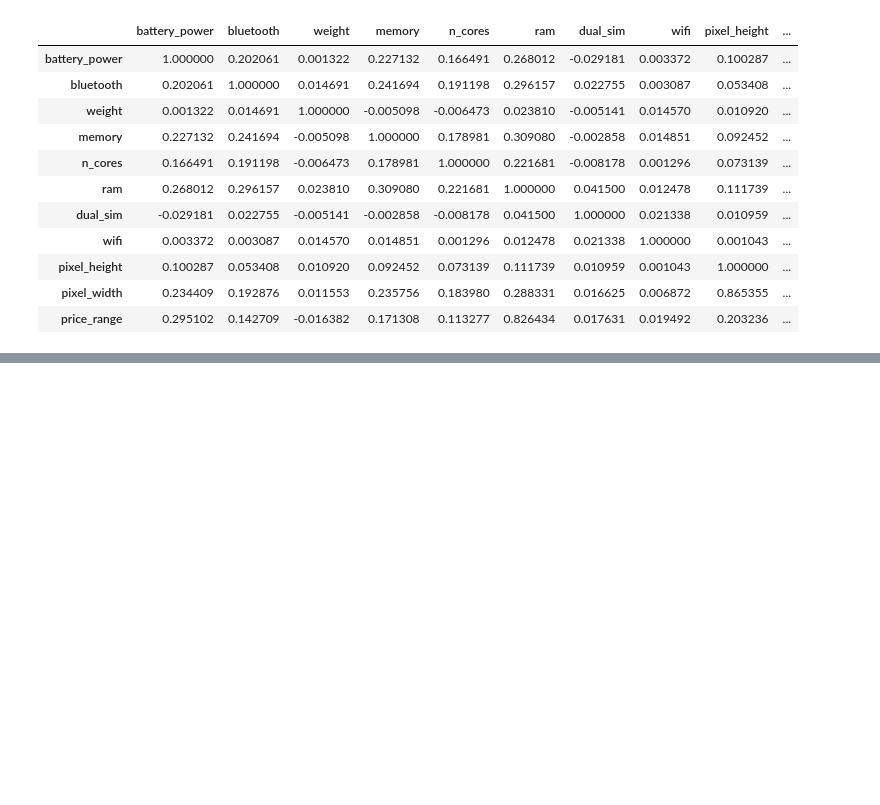
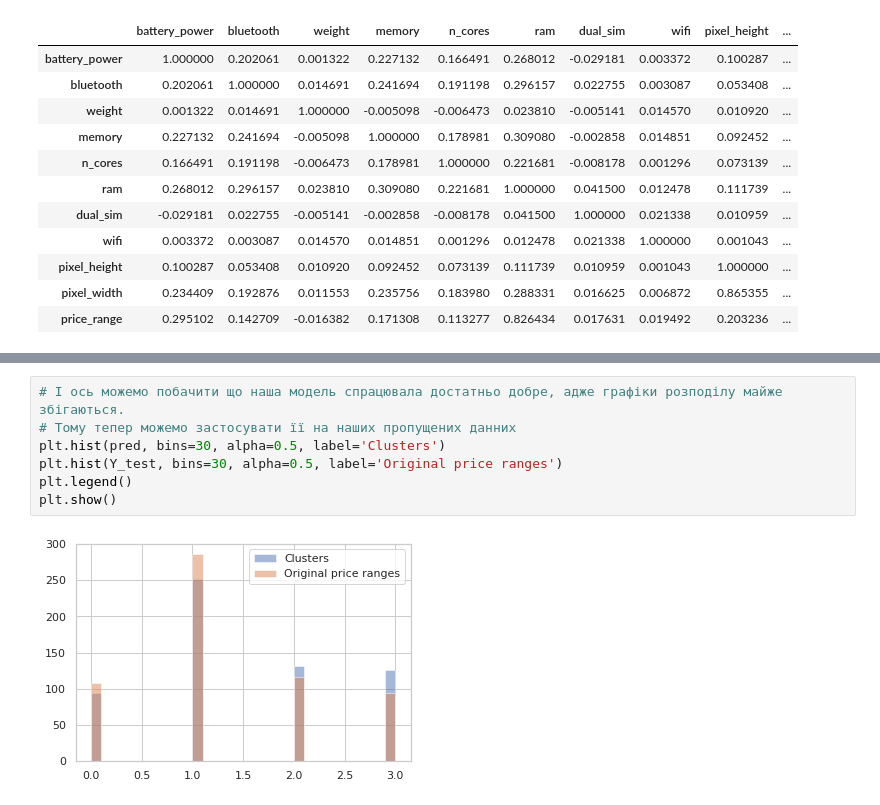
Before and after one commit to Illidan777/rbd_hw, a Jupyter notebook: hw8/hw8.ipynb, the cells around one changed output, grey strips where cells are left out. Drawn from its saved outputs; the diff is of its cells as text; blank space fills up the shorter version.

```diff
--- a/hw8/hw8.ipynb
+++ b/hw8/hw8.ipynb
@@ -532,0 +826,9 @@ linear_regression.predict(X_test)
+# %%
+# І ось можемо побачити що наша модель спрацювала достатньо добре, адже графіки розподілу майже збігаються.
+# Тому тепер можемо застосувати її на наших пропущених данних
+plt.hist(pred, bins=30, alpha=0.5, label='Clusters')
+plt.hist(Y_test, bins=30, alpha=0.5, label='Original price ranges')
+plt.legend()
+plt.show()
+# %% [output]
+[figure, added]
```
Also changed, not shown: parts of 20 cells of this notebook.
